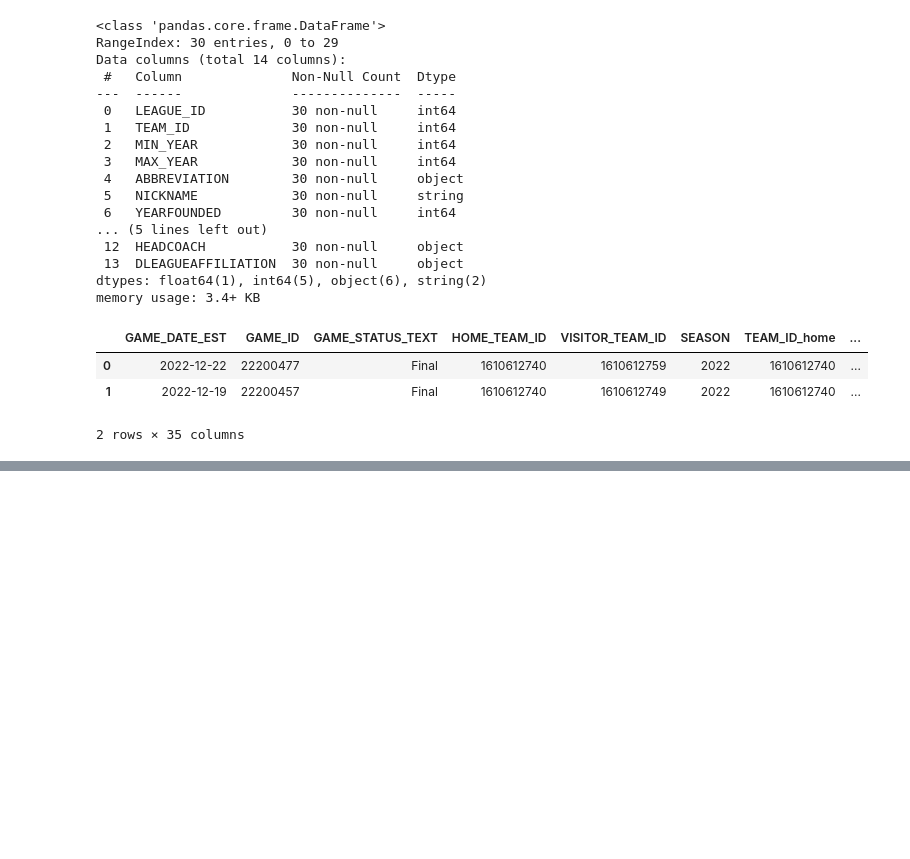
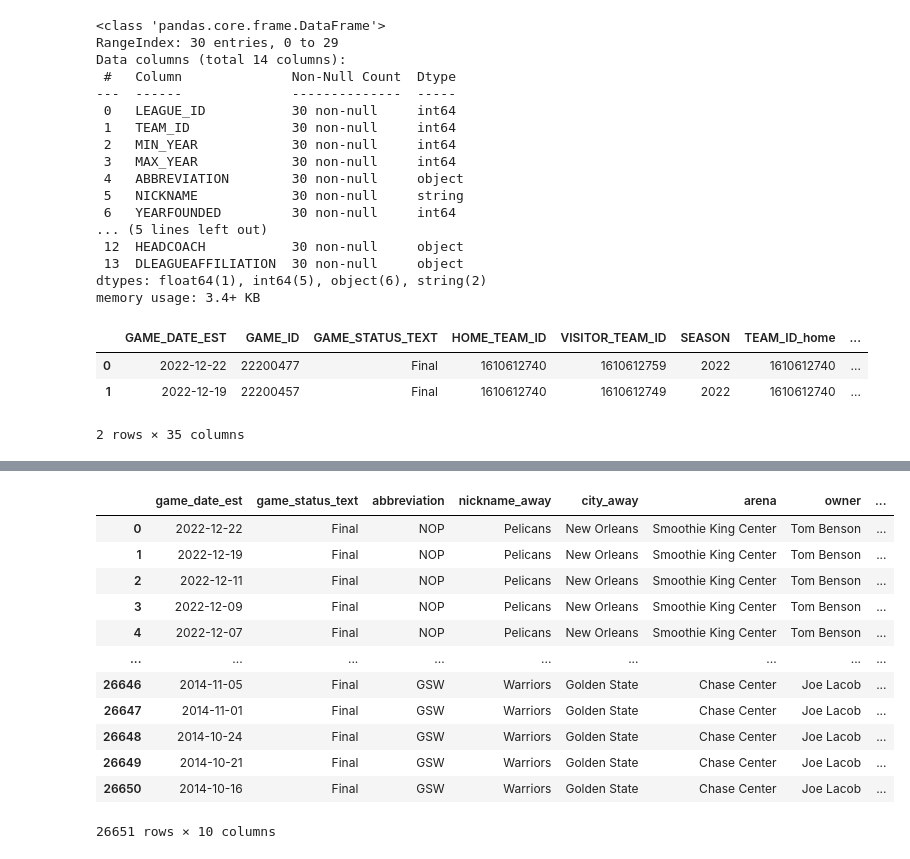
Before and after one commit to ankitlovanshi/pandas_project, a Jupyter notebook: project_games_teams.ipynb, the cells around one changed output, grey strips where cells are left out. Drawn from its saved outputs; the diff is of its cells as text; code cells hidden in the pictures; blank space fills up the shorter version.

```diff
--- a/project_games_teams.ipynb
+++ b/project_games_teams.ipynb
@@ -226,0 +310,17 @@ merged_home_outer
+# %%
+# 29 Select all the columns NOT of 'number' dtypes from games
+games.select_dtypes(exclude = 'number')
+# %% [output]
+|  | game_date_est | game_status_text | abbreviation | nickname_away | city_away | arena | owner | ... |
+| 0 | 2022-12-22 | Final | NOP | Pelicans | New Orleans | Smoothie King Center | Tom Benson | ... |
+| 1 | 2022-12-19 | Final | NOP | Pelicans | New Orleans | Smoothie King Center | Tom Benson | ... |
+| 2 | 2022-12-11 | Final | NOP | Pelicans | New Orleans | Smoothie King Center | Tom Benson | ... |
+| 3 | 2022-12-09 | Final | NOP | Pelicans | New Orleans | Smoothie King Center | Tom Benson | ... |
+| 4 | 2022-12-07 | Final | NOP | Pelicans | New Orleans | Smoothie King Center | Tom Benson | ... |
+| ... | ... | ... | ... | ... | ... | ... | ... | ... |
+| 26646 | 2014-11-05 | Final | GSW | Warriors | Golden State | Chase Center | Joe Lacob | ... |
+| 26647 | 2014-11-01 | Final | GSW | Warriors | Golden State | Chase Center | Joe Lacob | ... |
+| 26648 | 2014-10-24 | Final | GSW | Warriors | Golden State | Chase Center | Joe Lacob | ... |
+| 26649 | 2014-10-21 | Final | GSW | Warriors | Golden State | Chase Center | Joe Lacob | ... |
+| 26650 | 2014-10-16 | Final | GSW | Warriors | Golden State | Chase Center | Joe Lacob | ... |
+26651 rows × 10 columns
```
Also changed, not shown: parts of 22 cells of this notebook.
